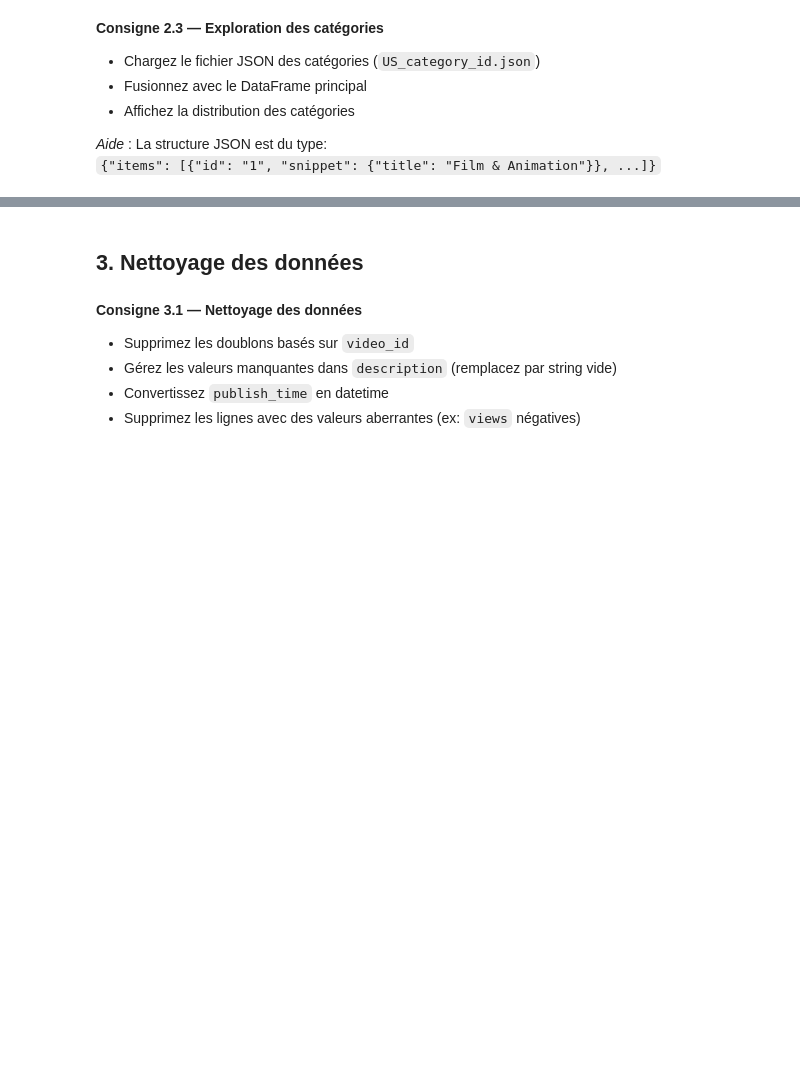
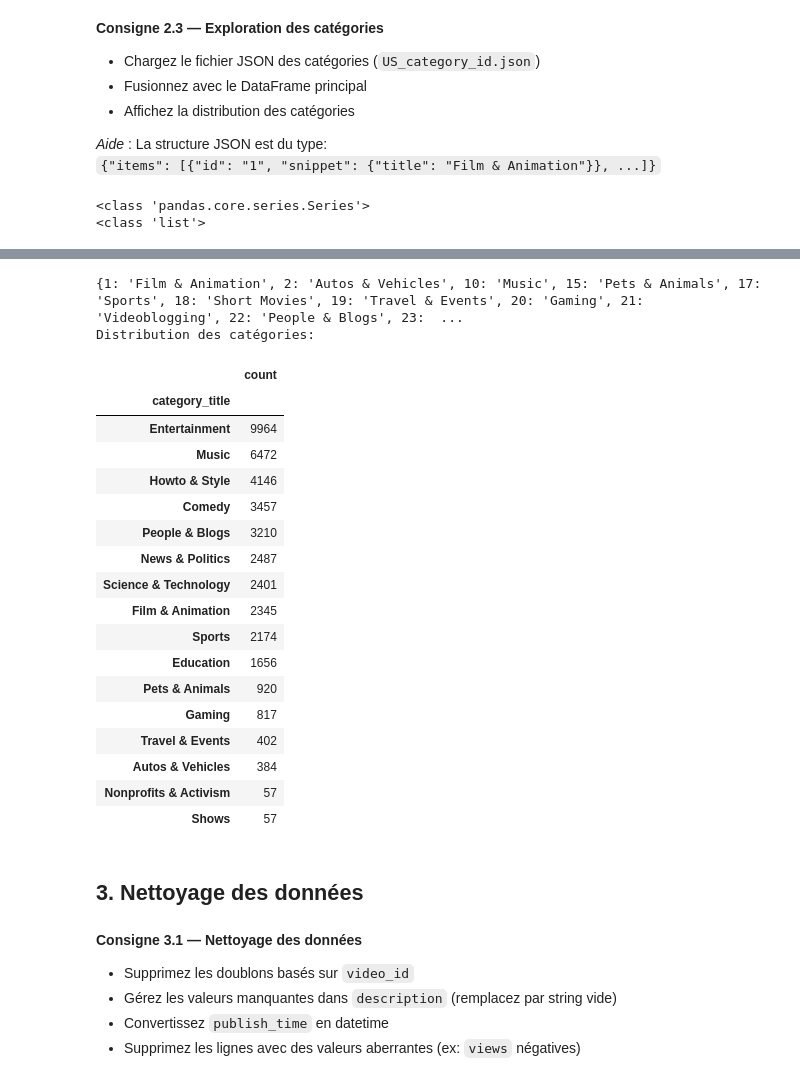
Before and after one commit to nabil-ghazali/Projet_ML_Youtube, a Jupyter notebook: projet-ml-youtube-trending-68b010e7b5bc2532236423.ipynb, the cells around one changed output, grey strips where cells are left out. Saved outputs shown, nothing was run; the diff lists cells and outputs as text; code cells hidden in the pictures; blank space fills up the shorter version.

Commit message:
Chargement et exploration des données

```diff
--- a/projet-ml-youtube-trending-68b010e7b5bc2532236423.ipynb
+++ b/projet-ml-youtube-trending-68b010e7b5bc2532236423.ipynb
@@ -68,12 +163,42 @@ warnings.filterwarnings('ignore')
 `{"items": [{"id": "1", "snippet": {"title": "Film & Animation"}}, ...]}`
 # %%
 # VOTRE CODE ICI - Section 2.3
-# import pandas as pd
-# import json
-# categories_raw = read-json...
-# items = categories_raw['items'].tolist()
-# category_dict = {int(item['id']): item['snippet']['title'] for item in items}
-# cat_df = pd.DataFrame(list(category_dict.items()), columns=['category_id', 'category_title'])
-# df_merged = df.merge(cat_df, how='left', left_on='category_id', right_on='category_id')
-# print("Distribution des catégories:")
-# display(df_merged['category_title'].value_counts().to_frame('count'))
+import pandas as pd
+import json
+categories_raw = pd.read_json('US_category_id.json') # Transforme le fichier Json imbriqué en DataFrame
+print(type(categories_raw['items'])) # type series Pandas (colonne d'un tableau avec son index): on peut utiliser certaine méthode : .mean(), .describe(), .isna()
+items = categories_raw['items'].tolist() # Transforme une Series pandas (colonne avec index) en liste Python (juste les valeurs, plus simple).
+print(type(items)) # liste Python = juste les valeurs, sans index, sans méthodes pandas avancées : Pas de .mean(), .describe(), .isna() sur une liste → tu dois tout programmer toi-même.
+display(items)
+category_dict = {int(item['id']): item['snippet']['title'] for item in items} # On transforme la clé item['id']string en int, ensuite on boucle afin d'extraire chaque valeur item['title'] et son ID
+print(category_dict)
+cat_df = pd.DataFrame(list(category_dict.items()), columns=['category_id', 'category_title'])
+
+        # .items() → récupère toutes les paires clé/valeur d’un dictionnaire.
+        # list(...) → transforme ça en une liste de tuples.
+        # pd.DataFrame(...) → transforme cette liste en tableau (DataFrame).
+        # columns=[...] → donne des noms clairs aux colonnes.
+        # Donc au lieu d’avoir un dictionnaire, on a un tableau pandas prêt pour l’analyse de données.
+"""
+dict = parfait pour accéder rapidement à une valeur avec une clé.
+DataFrame = parfait pour analyser, trier, fusionner avec d’autres données.
+Un DataFrame pandas est comme une table Excel :tu peux trier,filtrer,fusionner avec d’autres données,sauvegarder facilement en CSV, JSON, SQL, etc.
+category_dict = version “Python pure” (rapide, simple)
+cat_df = version “pandas” (prête pour l’analyse et la manipulation tabulaire)
+On fait ça car pandas travaille avec des DataFrames."""
+
+df_merged = df.merge(       # Prends df, on lui ajoute les colonnes de cat_df en utilisant la correspondance entre les category_id.
+    cat_df,                 # le tableau avec lequel on fusionne
+    how='left',             # type de jointure
+    left_on='category_id',  # table de gauche
+    right_on='category_id'  # table de droite
+    )
+
+print("Distribution des catégories:")
+display(df_merged['category_title'] # on veut un tableau qui te dit combien de vidéos par catégorie
+        .value_counts()             # fait un dénombrement des valeurs uniques sur category_title.
+        .to_frame('count')          # transforme le résultat en DataFrame avec une colonne nommée "count".
+        )
+# %% [output]
+<class 'pandas.core.series.Series'>
+<class 'list'>
@@ -80,3 +222,23 @@ warnings.filterwarnings('ignore')
+{1: 'Film & Animation', 2: 'Autos & Vehicles', 10: 'Music', 15: 'Pets & Animals', 17: 'Sports', 18: 'Short Movies', 19: 'Travel & Events', 20: 'Gaming', 21: 'Videoblogging', 22: 'People & Blogs', 23:  ...
+Distribution des catégories:
+|  | count |
+| category_title |  |
+| Entertainment | 9964 |
+| Music | 6472 |
+| Howto & Style | 4146 |
+| Comedy | 3457 |
+| People & Blogs | 3210 |
+| News & Politics | 2487 |
+| Science & Technology | 2401 |
+| Film & Animation | 2345 |
+| Sports | 2174 |
+| Education | 1656 |
+| Pets & Animals | 920 |
+| Gaming | 817 |
+| Travel & Events | 402 |
+| Autos & Vehicles | 384 |
+| Nonprofits & Activism | 57 |
+| Shows | 57 |
 # %% [markdown]
 ## 3. Nettoyage des données
 # %% [markdown]
```
Also changed, not shown: parts of 4 cells of this notebook, 2 other files.
